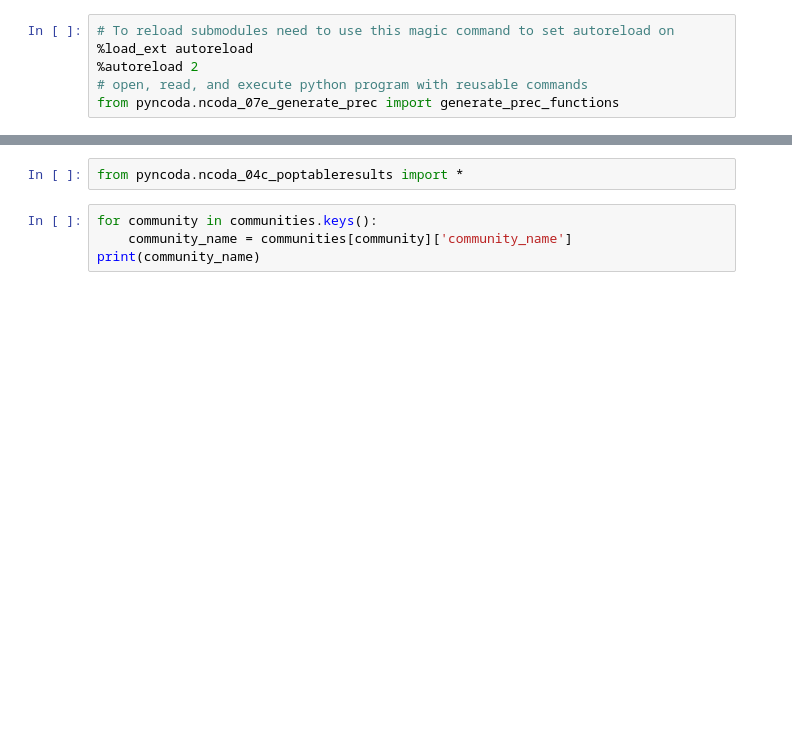
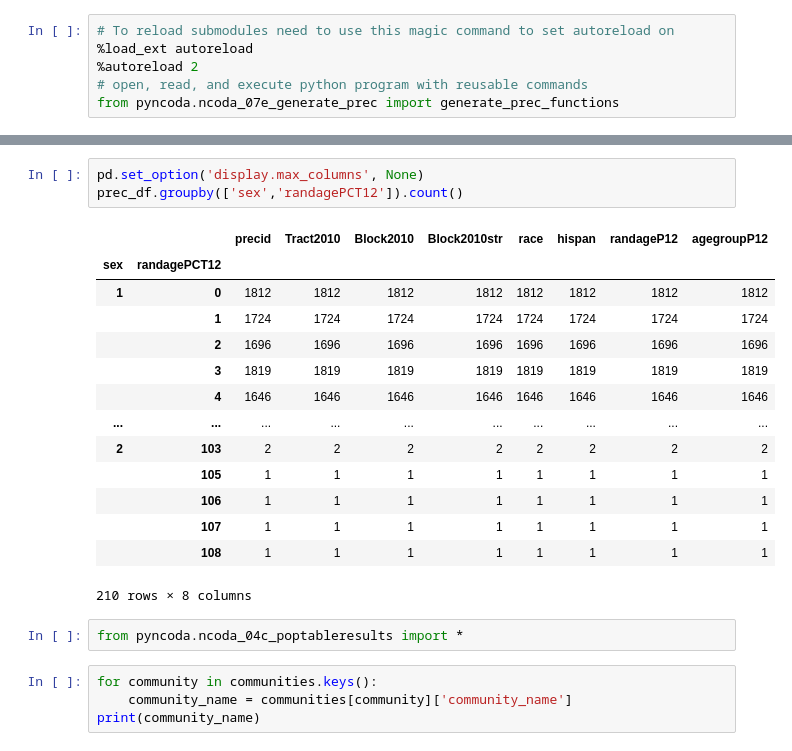
Before and after one commit to npr99/intersect-community-data, a Jupyter notebook: ncoda_07dv1_run_PREC_workflow.ipynb, the cells around one changed output, grey strips where cells are left out. Drawn from its saved outputs; the diff is of its cells as text; blank space fills up the shorter version.

```diff
--- a/ncoda_07dv1_run_PREC_workflow.ipynb
+++ b/ncoda_07dv1_run_PREC_workflow.ipynb
@@ -149,3 +197,21 @@ prec_df.head()
+# %%
+pd.set_option('display.max_columns', None)
+prec_df.groupby(['sex','randagePCT12']).count()
+# %% [output]
+|  |  | precid | Tract2010 | Block2010 | Block2010str | race | hispan | randageP12 | agegroupP12 |
+| sex | randagePCT12 |  |  |  |  |  |  |  |  |
+| 1 | 0 | 1812 | 1812 | 1812 | 1812 | 1812 | 1812 | 1812 | 1812 |
+|  | 1 | 1724 | 1724 | 1724 | 1724 | 1724 | 1724 | 1724 | 1724 |
+|  | 2 | 1696 | 1696 | 1696 | 1696 | 1696 | 1696 | 1696 | 1696 |
+|  | 3 | 1819 | 1819 | 1819 | 1819 | 1819 | 1819 | 1819 | 1819 |
+|  | 4 | 1646 | 1646 | 1646 | 1646 | 1646 | 1646 | 1646 | 1646 |
+| ... | ... | ... | ... | ... | ... | ... | ... | ... | ... |
+| 2 | 103 | 2 | 2 | 2 | 2 | 2 | 2 | 2 | 2 |
+|  | 105 | 1 | 1 | 1 | 1 | 1 | 1 | 1 | 1 |
+|  | 106 | 1 | 1 | 1 | 1 | 1 | 1 | 1 | 1 |
+|  | 107 | 1 | 1 | 1 | 1 | 1 | 1 | 1 | 1 |
+|  | 108 | 1 | 1 | 1 | 1 | 1 | 1 | 1 | 1 |
+210 rows × 8 columns
 # %%
 from pyncoda.ncoda_04c_poptableresults import *
 # %%
```
Also changed, not shown: parts of 11 cells of this notebook.
